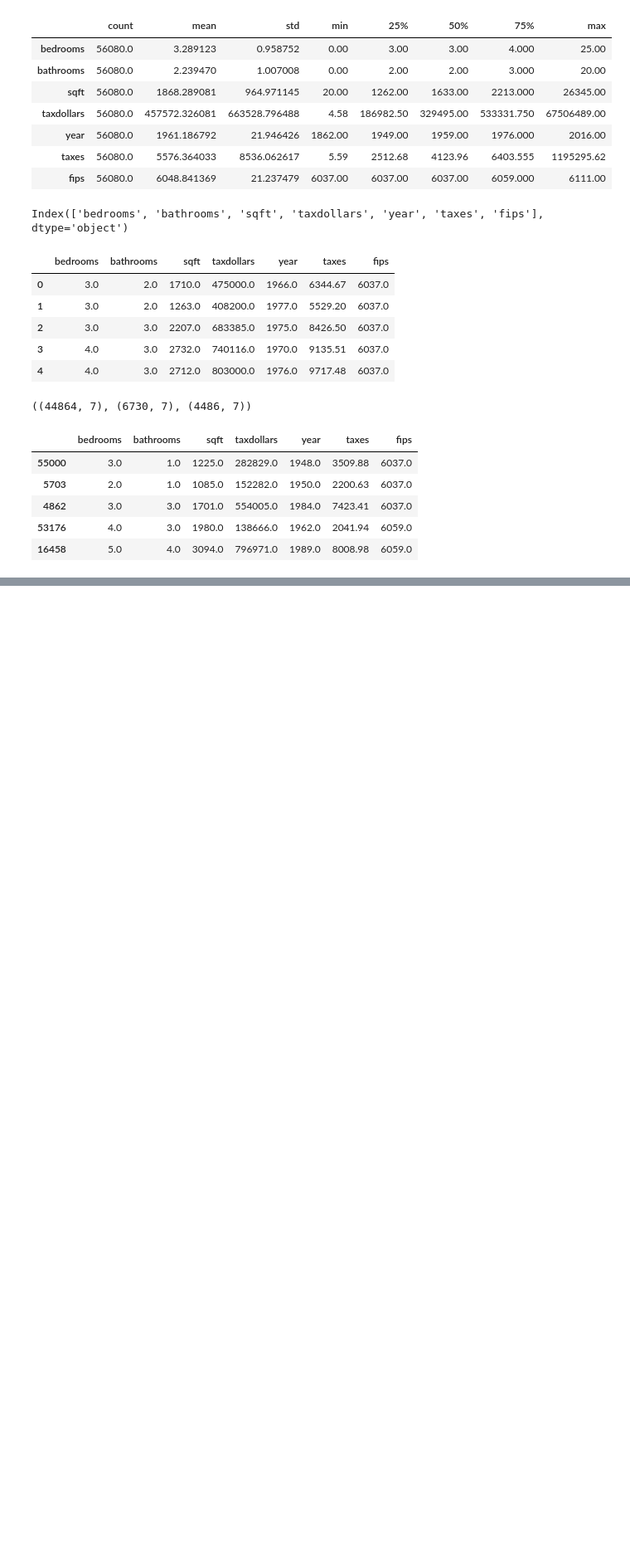
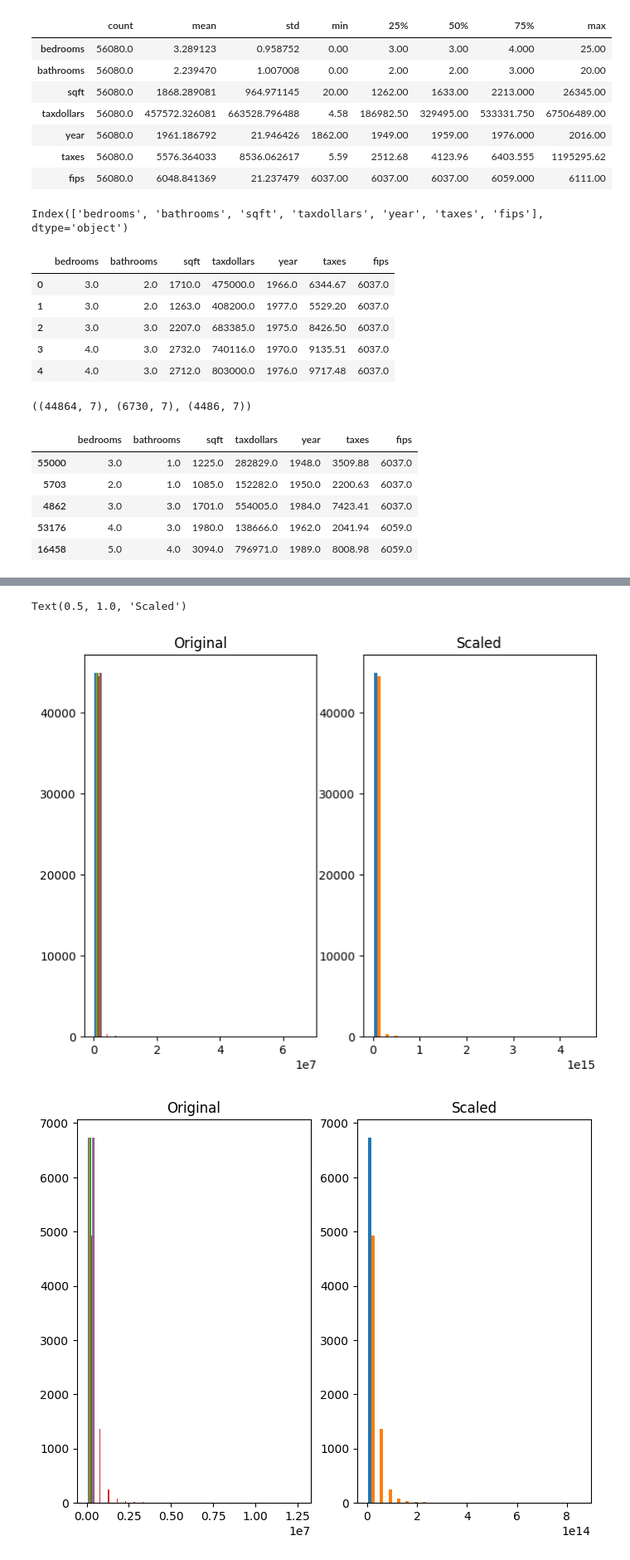
Before and after one commit to jacobpanyathong1/regression-exercises, a Jupyter notebook: scaling.ipynb, the cells around one changed output, grey strips where cells are left out. Shown at 83% size. Saved outputs shown, nothing was run; the diff lists cells and outputs as text; code cells hidden in the pictures; blank space fills up the shorter version.

```diff
--- a/scaling.ipynb
+++ b/scaling.ipynb
@@ -124,0 +136,36 @@ more_trouble = rs_scaler.transform((train[['sqft', 'taxdollars', 'taxes', ]]))
+# %%
+mm_scaler = MinMaxScaler()
+
+mm_scaler.fit(x_train[['sqft', 'taxdollars']])
+
+x_train_scaled = mm_scaler.inverse_transform(x_train[['sqft', 'taxdollars']])
+x_validate_scaled = mm_scaler.inverse_transform(x_validate[['sqft', 'taxdollars']])
+x_test_scaled = mm_scaler.inverse_transform(x_test[['sqft', 'taxdollars']])
+
+plt.figure(figsize=(8, 6))
+plt.subplot(121)
+plt.hist(x_train, bins=25)
+plt.title('Original')
+plt.subplot(122)
+plt.hist(x_train_scaled, bins=25)
+plt.title('Scaled')
+
+plt.figure(figsize=(8, 6))
+plt.subplot(121)
+plt.hist(x_validate, bins=25,)
+plt.title('Original')
+plt.subplot(122)
+plt.hist(x_validate_scaled, bins=25)
+plt.title('Scaled')
+
+plt.figure(figsize=(8, 6))
+plt.subplot(121)
+plt.hist(x_test, bins=25)
+plt.title('Original')
+plt.subplot(122)
+plt.hist(x_test_scaled, bins=25)
+plt.title('Scaled')
+# %% [output]
+Text(0.5, 1.0, 'Scaled')
+[figure, added]
+[figure, added]
```
Also changed, not shown: parts of 30 cells of this notebook.
